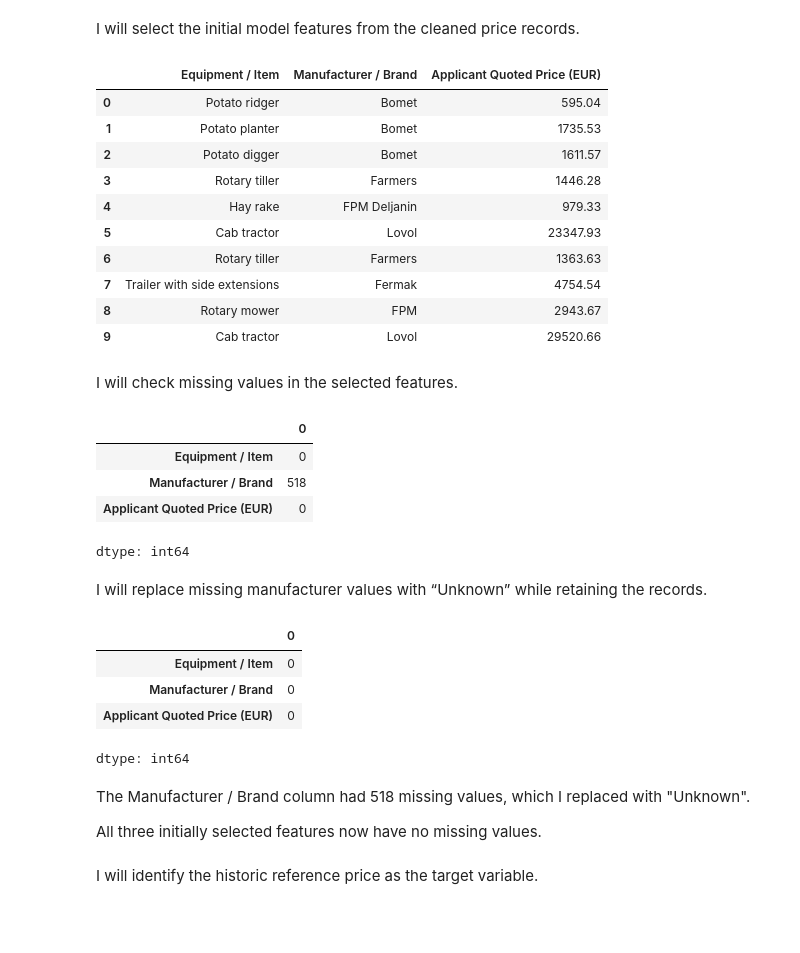
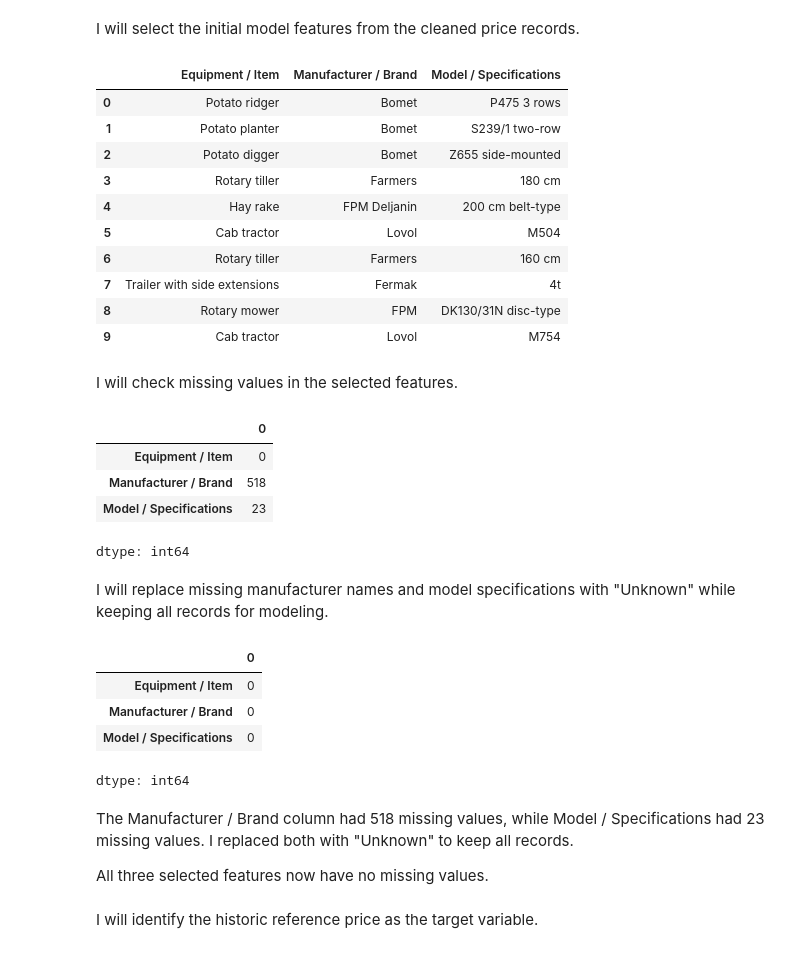
Before and after one commit to milatovicdanka90-maker/dsb_capstone, a Jupyter notebook: Notebooks/01_EDA.ipynb, the cells around one changed output. Cells and saved outputs as stored; diff of their text form; code cells hidden in the pictures; blank space fills up the shorter version.

```diff
--- a/Notebooks/01_EDA.ipynb
+++ b/Notebooks/01_EDA.ipynb
@@ -1152,26 +1152,26 @@ I will select the initial model features from the cleaned price records.
 # %%
 # Select relevant features
 
 features = [
     "Equipment / Item",
     "Manufacturer / Brand",
-    "Applicant Quoted Price (EUR)"]
+    "Model / Specifications"]
 
 X = prices_analysis[features].copy()
 
 X.head(10)
 # %% [output]
-|  | Equipment / Item | Manufacturer / Brand | Applicant Quoted Price (EUR) |
-| 0 | Potato ridger | Bomet | 595.04 |
-| 1 | Potato planter | Bomet | 1735.53 |
-| 2 | Potato digger | Bomet | 1611.57 |
-| 3 | Rotary tiller | Farmers | 1446.28 |
-| 4 | Hay rake | FPM Deljanin | 979.33 |
-| 5 | Cab tractor | Lovol | 23347.93 |
-| 6 | Rotary tiller | Farmers | 1363.63 |
-| 7 | Trailer with side extensions | Fermak | 4754.54 |
-| 8 | Rotary mower | FPM | 2943.67 |
-| 9 | Cab tractor | Lovol | 29520.66 |
+|  | Equipment / Item | Manufacturer / Brand | Model / Specifications |
+| 0 | Potato ridger | Bomet | P475 3 rows |
+| 1 | Potato planter | Bomet | S239/1 two-row |
+| 2 | Potato digger | Bomet | Z655 side-mounted |
+| 3 | Rotary tiller | Farmers | 180 cm |
+| 4 | Hay rake | FPM Deljanin | 200 cm belt-type |
+| 5 | Cab tractor | Lovol | M504 |
+| 6 | Rotary tiller | Farmers | 160 cm |
+| 7 | Trailer with side extensions | Fermak | 4t |
+| 8 | Rotary mower | FPM | DK130/31N disc-type |
+| 9 | Cab tractor | Lovol | M754 |
 # %% [markdown]
 I will check missing values in the selected features.
 # %%
@@ -1182,27 +1182,29 @@ X.isnull().sum()
 |  | 0 |
 | Equipment / Item | 0 |
 | Manufacturer / Brand | 518 |
-| Applicant Quoted Price (EUR) | 0 |
+| Model / Specifications | 23 |
 dtype: int64
 # %% [markdown]
-I will replace missing manufacturer values with “Unknown” while retaining the records.
+I will replace missing manufacturer names and model specifications with "Unknown" while keeping all records for modeling.
 # %%
-# Now I want to replace missing manufacturer names with "Unknown" because these
-# records still contain useful information about the mechanization and its price.
+# Fill missing text values with "Unknown" because these records
+# still contain useful information about the mechanization and its price.
+
 
 X["Manufacturer / Brand"] = X["Manufacturer / Brand"].fillna("Unknown")
+X["Model / Specifications"] = X["Model / Specifications"].fillna("Unknown")
 
 X.isnull().sum()
 # %% [output]
 |  | 0 |
 | Equipment / Item | 0 |
 | Manufacturer / Brand | 0 |
-| Applicant Quoted Price (EUR) | 0 |
+| Model / Specifications | 0 |
 dtype: int64
 # %% [markdown]
-The Manufacturer / Brand column had 518 missing values, which I replaced with "Unknown".
+The Manufacturer / Brand column had 518 missing values, while Model / Specifications had 23 missing values. I replaced both with "Unknown" to keep all records.
 
-All three initially selected features now have no missing values.
+All three selected features now have no missing values.
 # %% [markdown]
 I will identify the historic reference price as the target variable.
 # %%
```
Also changed, not shown: parts of 6 cells of this notebook.
